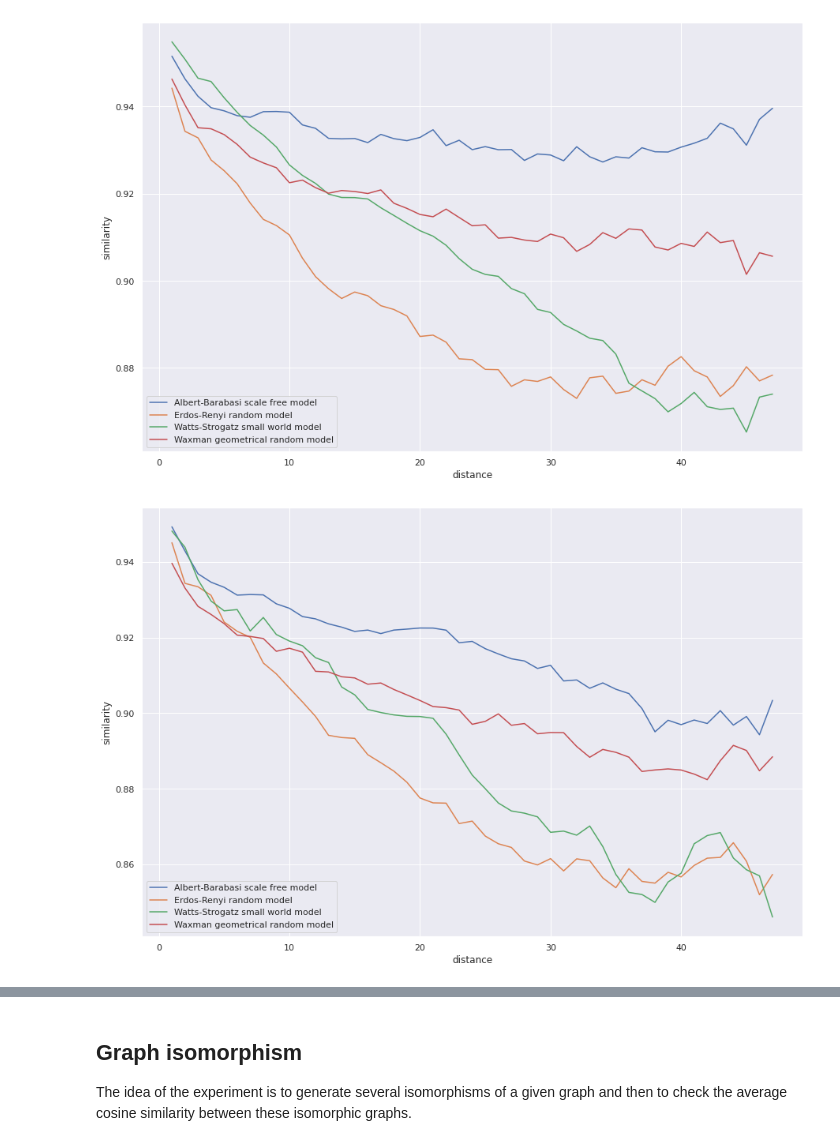
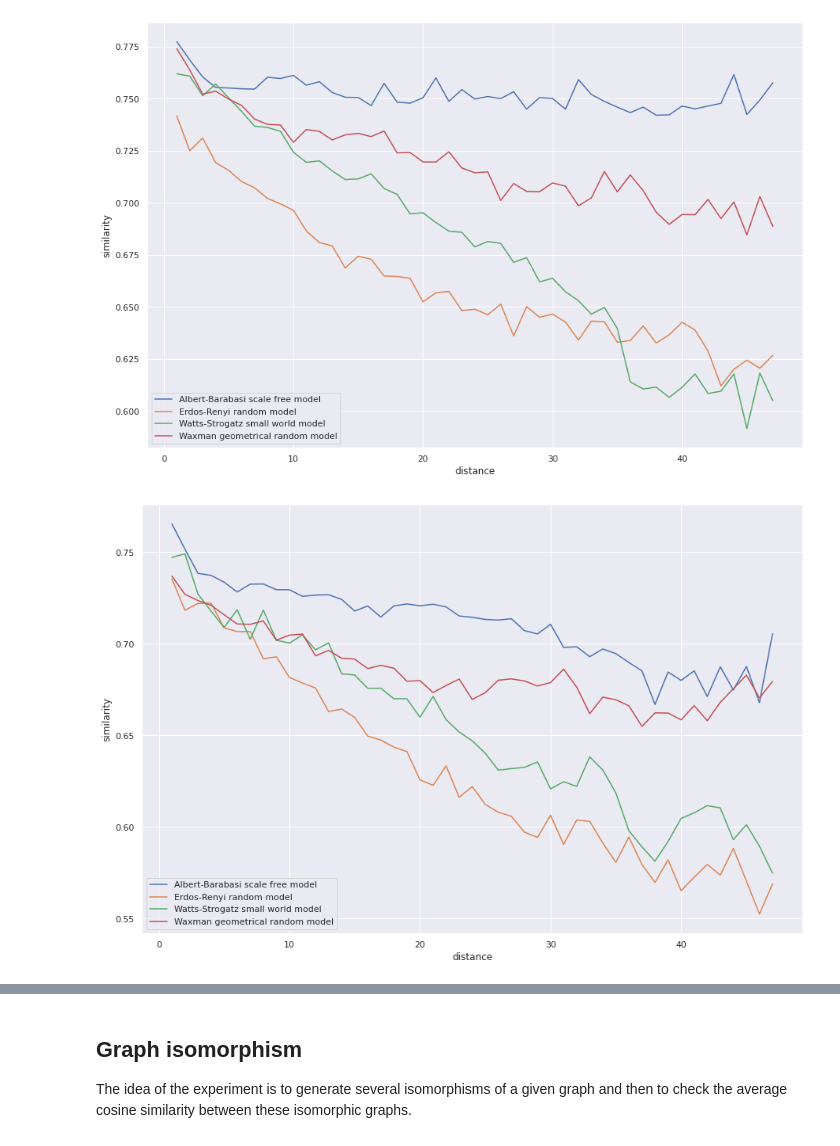
Before and after one commit to megaduks/hbam, a Jupyter notebook: hbam_experiments.ipynb, the cells around one changed output, grey strips where cells are left out. Drawn from its saved outputs; the diff is of its cells as text; code cells hidden in the pictures.

Commit message:
Finished second experiment with random modifications and fixed the first experiment results

```diff
--- a/hbam_experiments.ipynb
+++ b/hbam_experiments.ipynb
@@ -90,17 +79,17 @@ TITLE = {
 # %%
 for weight in ['linear', 'exponential']:
     for action in ['add_node', 'del_node', 'add_edge', 'del_edge', 'change_edge']:
 
-        idx = (df.modification == action) & (df.weight == 'exponential') & (df.distance < 48)
+        idx = (df.modification == action) & (df.weight == weight) & (df.distance < 48)
         df_g = df[idx].groupby(by=['distance', 'family']).mean().reset_index()
 
         filename = f"fig-{action}-{weight}-n{NUM_NODES}.png"
 
         sns.set(rc={'figure.figsize':(15,10)})
         plot = sns.lineplot(x=df_g.distance, y=df_g.similarity, hue=df_g.family, legend=False)
         plt.legend(loc='lower left', labels=[TITLE['barabasi'], TITLE['erdos'], TITLE['watts'], TITLE['waxman']])
         plt.show(plot)
         plot.figure.savefig(filename)
 # %% [output]
-[figure, old version]
+[figure, new version]
-[figure, old version]
+[figure, new version]
```
Also changed, not shown: parts of 6 cells of this notebook, 7 other files.
